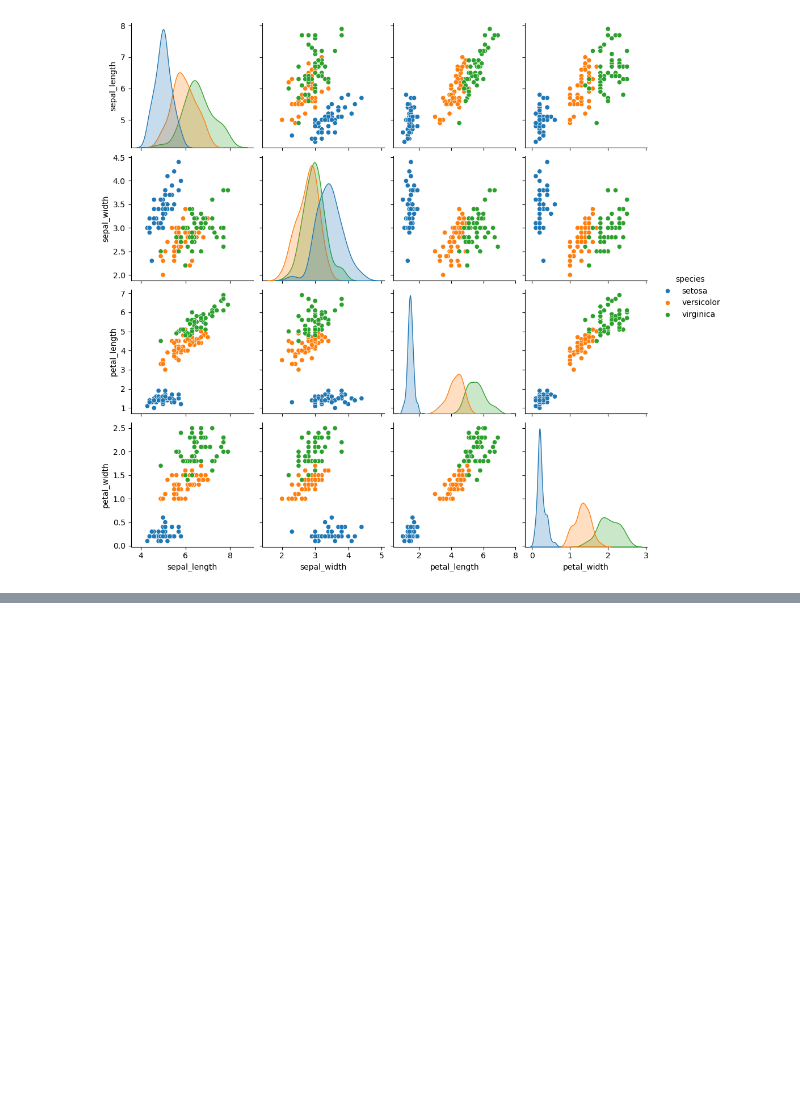
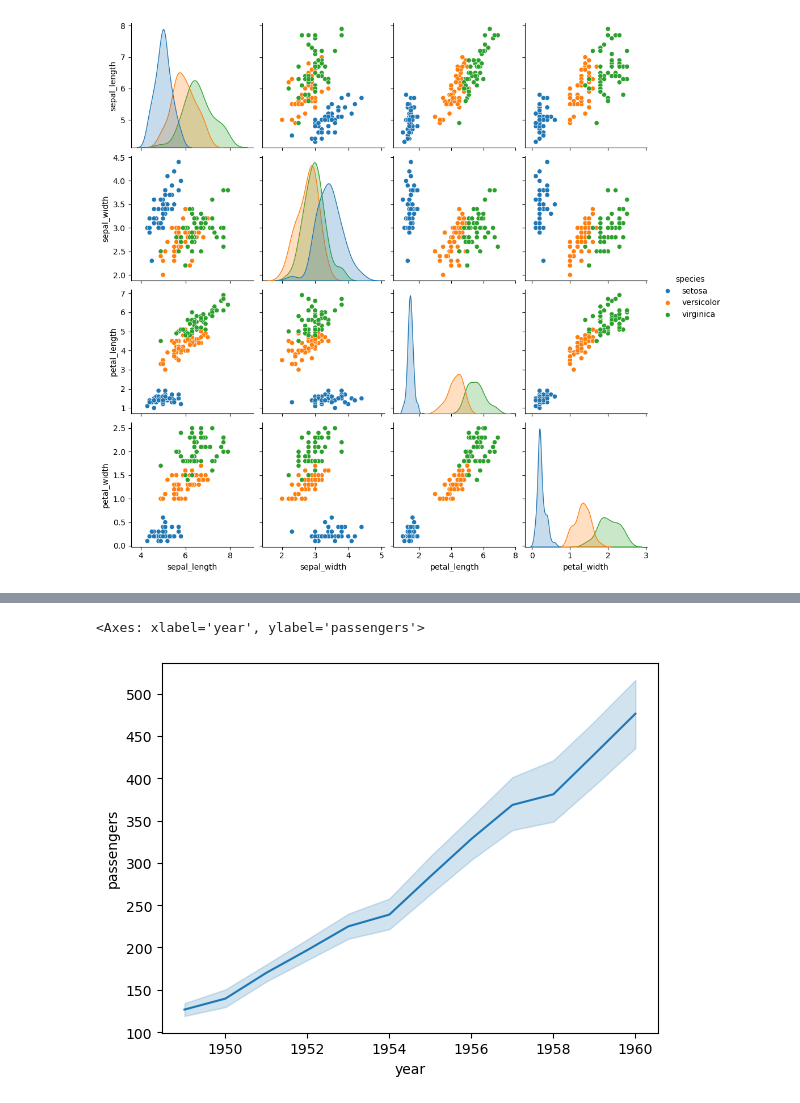
Before and after one commit to PrathameshP26/Data_analytics, a Jupyter notebook: Bivariate_Analysis.ipynb, the cells around one changed output, grey strips where cells are left out. Cells and saved outputs as stored; diff of their text form; code cells hidden in the pictures; blank space fills up the shorter version.

```diff
--- a/Bivariate_Analysis.ipynb
+++ b/Bivariate_Analysis.ipynb
@@ -162,0 +174,5 @@ sns.pairplot(iris,hue='species')
+# %%
+sns.lineplot(x=flight['year'],y=flight['passengers'])
+# %% [output]
+<Axes: xlabel='year', ylabel='passengers'>
+[figure, added]
```
Also changed, not shown: parts of 3 cells of this notebook.
